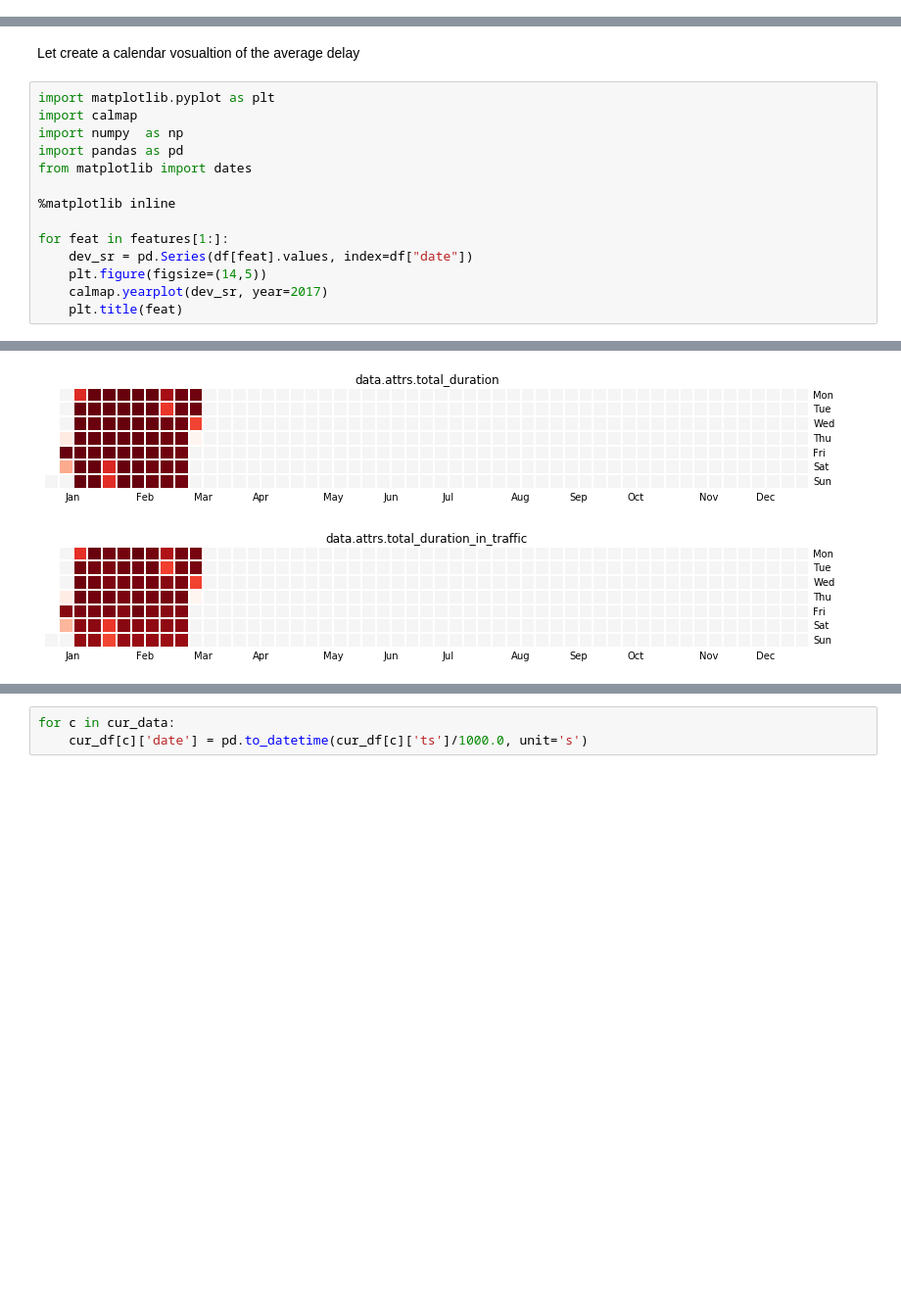
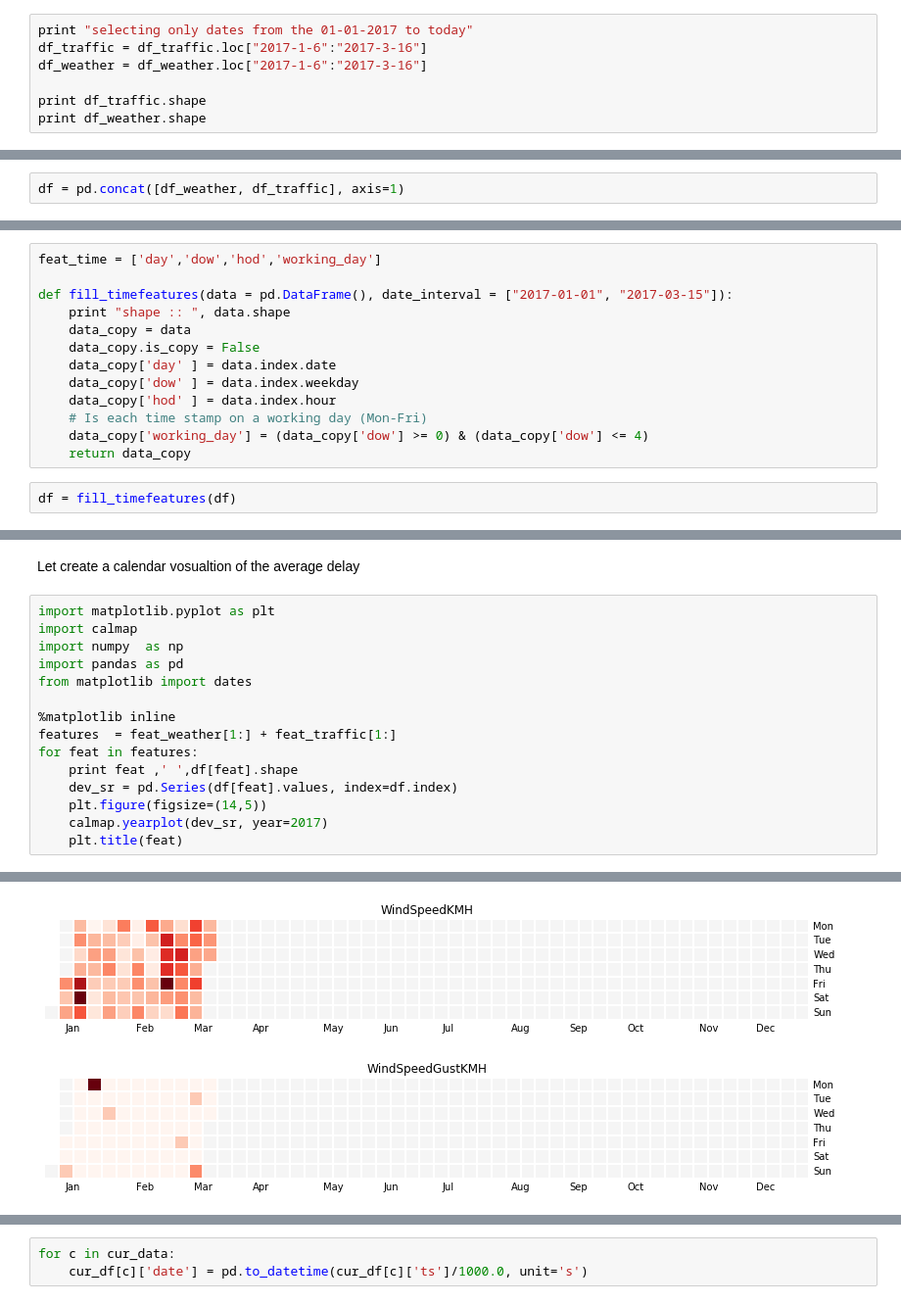
Before and after one commit to yhaddad/KaggleDojo, a Jupyter notebook: time_serie_regression.ipynb, the cells around one changed output, grey strips where cells are left out. Shown at 98% size. Cells and saved outputs as stored; diff of their text form; blank space fills up the shorter version.

Commit message:
update on the weather + traffic info

```diff
--- a/time_serie_regression.ipynb
+++ b/time_serie_regression.ipynb
@@ -170,0 +265,7 @@ df['evening'] = (df['tod'] >= time(15, 0)) & (df['tod'] <= time(18,0))
+# %%
+print "selecting only dates from the 01-01-2017 to today"
+df_traffic = df_traffic.loc["2017-1-6":"2017-3-16"]
+df_weather = df_weather.loc["2017-1-6":"2017-3-16"]
+
+print df_traffic.shape
+print df_weather.shape
@@ -170,0 +278,2 @@ df['evening'] = (df['tod'] >= time(15, 0)) & (df['tod'] <= time(18,0))
+# %%
+df = pd.concat([df_weather, df_traffic], axis=1)
@@ -170,0 +285,15 @@ df['evening'] = (df['tod'] >= time(15, 0)) & (df['tod'] <= time(18,0))
+# %%
+feat_time = ['day','dow','hod','working_day']
+
+def fill_timefeatures(data = pd.DataFrame(), date_interval = ["2017-01-01", "2017-03-15"]):
+    print "shape :: ", data.shape
+    data_copy = data
+    data_copy.is_copy = False
+    data_copy['day' ] = data.index.date
+    data_copy['dow' ] = data.index.weekday
+    data_copy['hod' ] = data.index.hour
+    # Is each time stamp on a working day (Mon-Fri)
+    data_copy['working_day'] = (data_copy['dow'] >= 0) & (data_copy['dow'] <= 4)
+    return data_copy
+# %%
+df = fill_timefeatures(df)
@@ -178,9 +318,10 @@ import pandas as pd
 from matplotlib import dates
 
 %matplotlib inline
-
-for feat in features[1:]:
-    dev_sr = pd.Series(df[feat].values, index=df["date"])
+features  = feat_weather[1:] + feat_traffic[1:]
+for feat in features:
+    print feat ,' ',df[feat].shape
+    dev_sr = pd.Series(df[feat].values, index=df.index)
     plt.figure(figsize=(14,5))
     calmap.yearplot(dev_sr, year=2017)
     plt.title(feat)
@@ -192,2 +348,2 @@ for feat in features[1:]:
-[figure, old version]
+[figure, new version]
-[figure, old version]
+[figure, new version]
```
Also changed, not shown: parts of 23 cells of this notebook, 2 other files.
